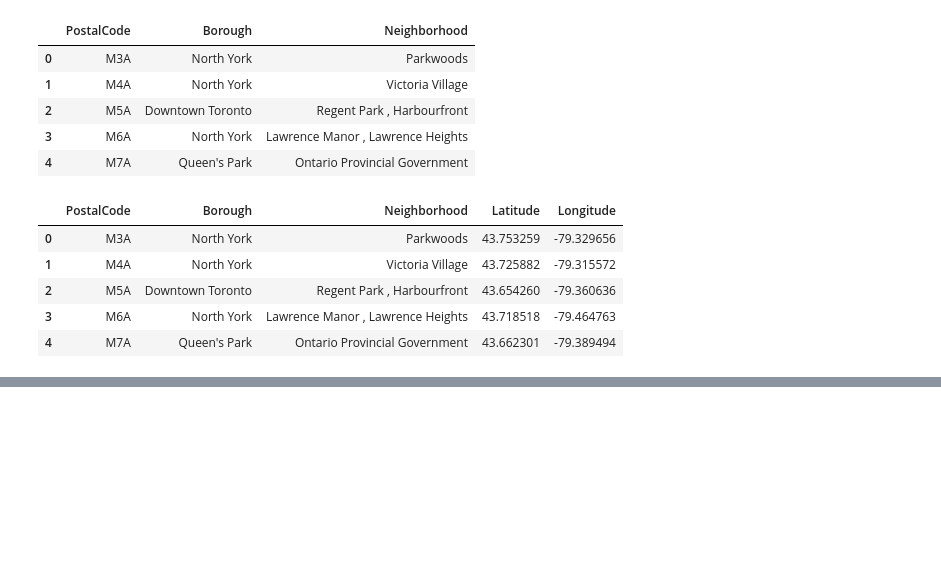
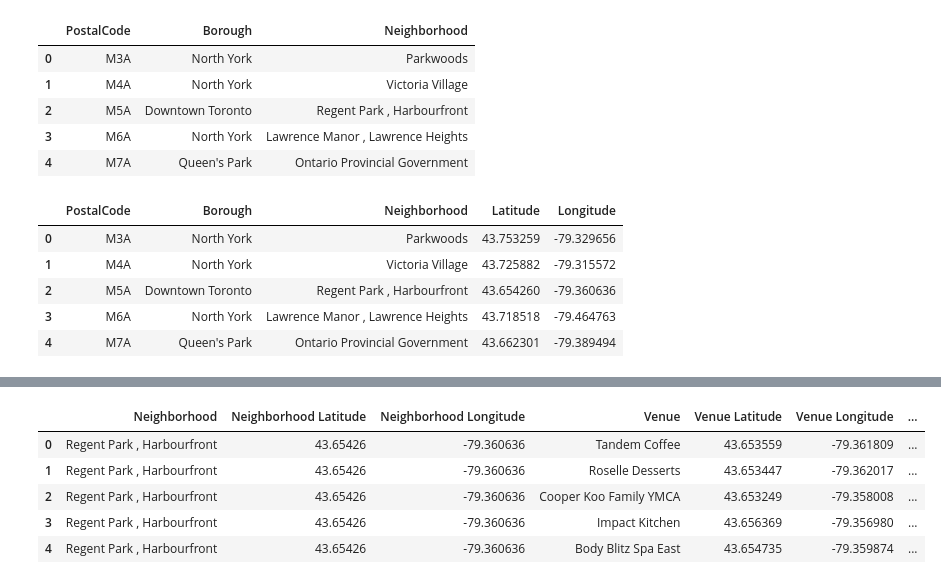
Before and after one commit to TobiasHoefchen/Coursera_Capstone, a Jupyter notebook: Week3_1_notebook.ipynb, the cells around one changed output, grey strips where cells are left out. Saved outputs shown, nothing was run; the diff lists cells and outputs as text; code cells hidden in the pictures; blank space fills up the shorter version.

```diff
--- a/Week3_1_notebook.ipynb
+++ b/Week3_1_notebook.ipynb
@@ -97,0 +146,8 @@ data.head()
+# %%
+address = 'Toronto, CA'
+
+geolocator = Nominatim(user_agent="ny_explorer")
+location = geolocator.geocode(address)
+latitude = location.latitude
+longitude = location.longitude
+print('The geograpical coordinate of Toronto are {}, {}.'.format(latitude, longitude))
@@ -97,0 +156,19 @@ data.head()
+# %%
+# create map of New York using latitude and longitude values
+map_toronto = folium.Map(location=[latitude, longitude], zoom_start=12)
+
+# add markers to map
+for lat, lng, borough, neighborhood in zip(toronto_data['Latitude'], toronto_data['Longitude'], toronto_data['Borough'], toronto_data['Neighborhood']):
+    label = '{}, {}'.format(neighborhood, borough)
+    label = folium.Popup(label, parse_html=True)
+    folium.CircleMarker(
+        [lat, lng],
+        radius=5,
+        popup=label,
+        color='blue',
+        fill=True,
+        fill_color='#3186cc',
+        fill_opacity=0.7,
+        parse_html=False).add_to(map_toronto)
+
+map_toronto
@@ -97,0 +177,11 @@ data.head()
+# %%
+with open("./Credentials/client_ID.txt") as file:
+    CLIENT_ID = file.read() # your Foursquare ID
+with open("./Credentials/client_secret.txt") as file:
+    CLIENT_SECRET = file.read() # your Foursquare Secret
+VERSION = '20180605' # Foursquare API version
+LIMIT = 100 # A default Foursquare API limit value
+
+#print('Your credentails:')
+#print('CLIENT_ID: ' + CLIENT_ID)
+#print('CLIENT_SECRET:' + CLIENT_SECRET)
@@ -97,0 +228,5 @@ data.head()
+# %%
+toronto_venues = getNearbyVenues(names=toronto_data['Neighborhood'],
+                                   latitudes=toronto_data['Latitude'],
+                                   longitudes=toronto_data['Longitude']
+                                  )
@@ -97,0 +251,9 @@ data.head()
+# %%
+toronto_venues.head()
+# %% [output]
+|  | Neighborhood | Neighborhood Latitude | Neighborhood Longitude | Venue | Venue Latitude | Venue Longitude | ... |
+| 0 | Regent Park , Harbourfront | 43.65426 | -79.360636 | Tandem Coffee | 43.653559 | -79.361809 | ... |
+| 1 | Regent Park , Harbourfront | 43.65426 | -79.360636 | Roselle Desserts | 43.653447 | -79.362017 | ... |
+| 2 | Regent Park , Harbourfront | 43.65426 | -79.360636 | Cooper Koo Family YMCA | 43.653249 | -79.358008 | ... |
+| 3 | Regent Park , Harbourfront | 43.65426 | -79.360636 | Impact Kitchen | 43.656369 | -79.356980 | ... |
+| 4 | Regent Park , Harbourfront | 43.65426 | -79.360636 | Body Blitz Spa East | 43.654735 | -79.359874 | ... |
```
Also changed, not shown: parts of 34 cells of this notebook.
